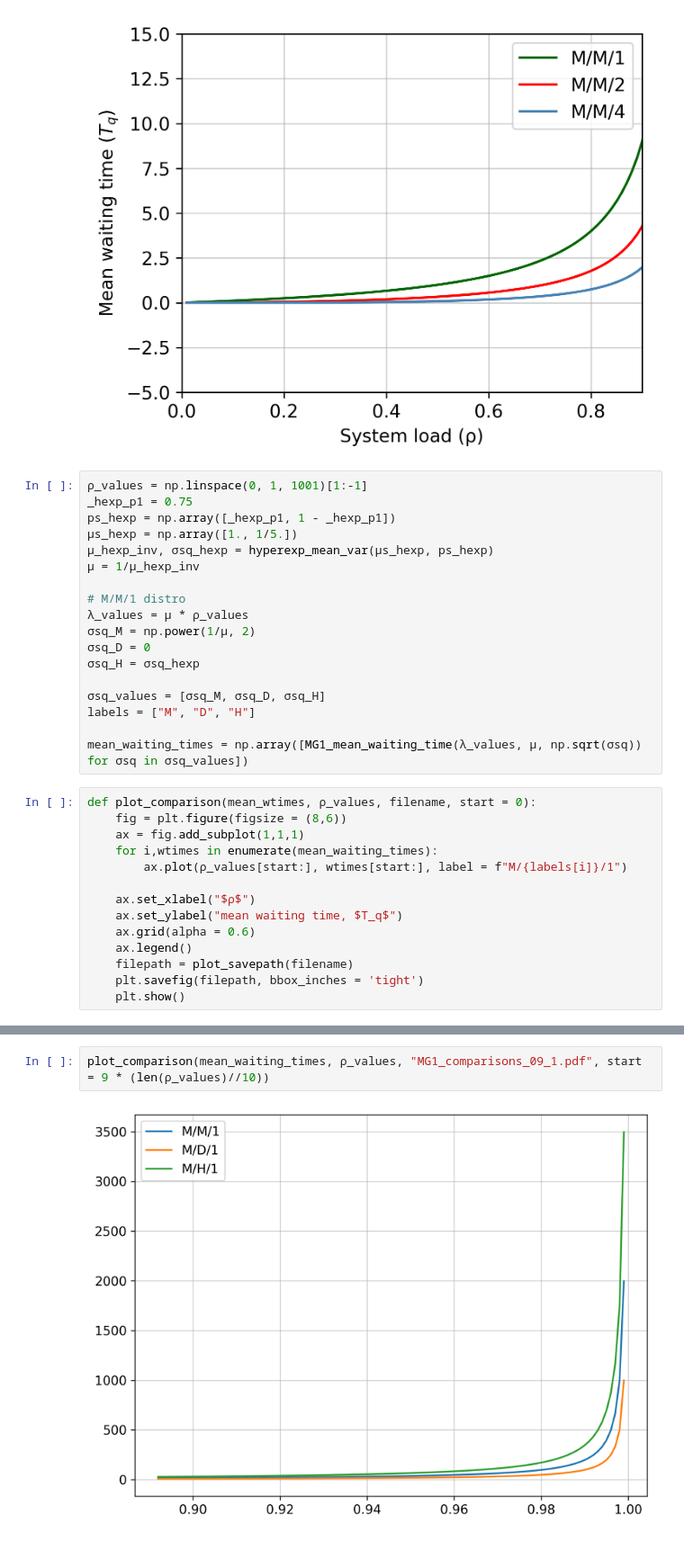
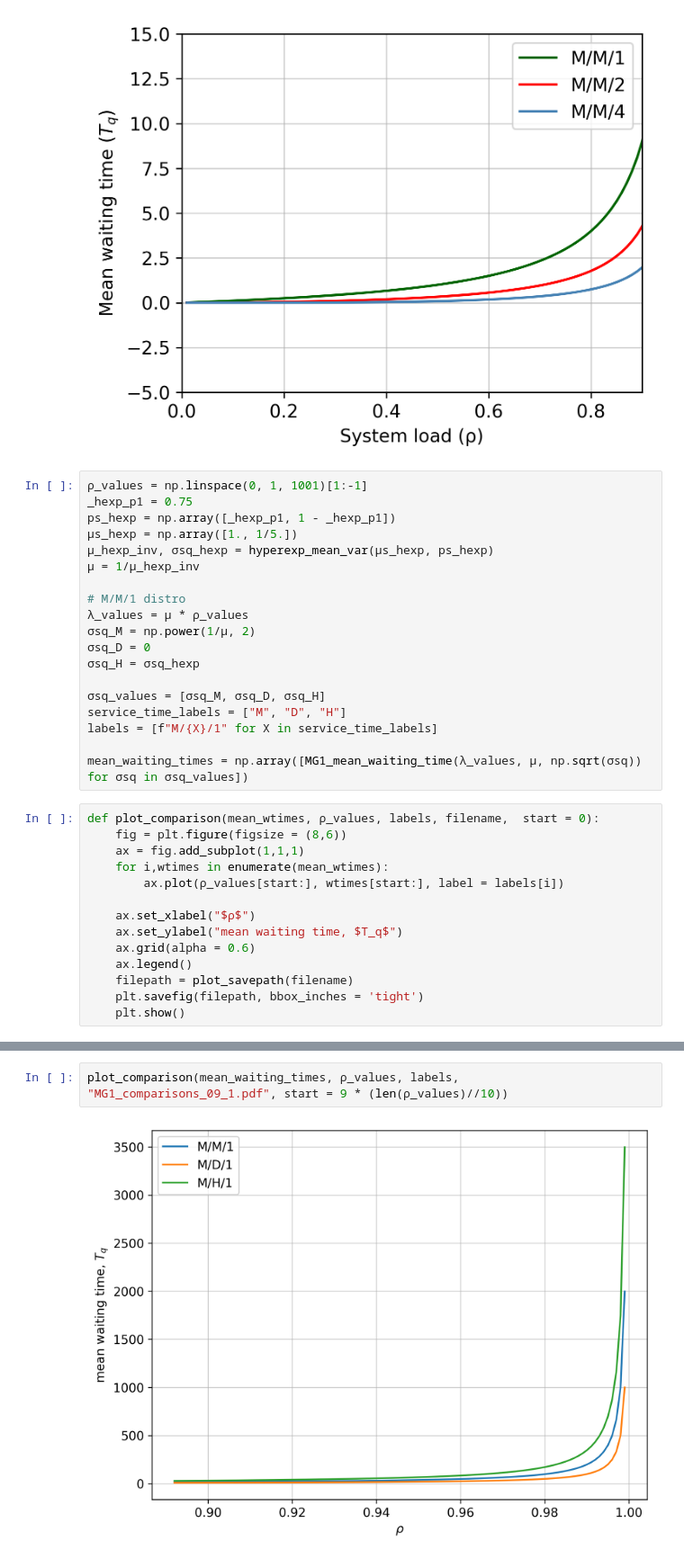
Before and after one commit to loonatick-src/stochastic-sim-2, a Jupyter notebook: analytical_plots.ipynb, the cells around one changed output, grey strips where cells are left out. Shown at 90% size. Drawn from its saved outputs; the diff is of its cells as text.

Commit message:
Last of the analytical plots, most likely

```diff
--- a/analytical_plots.ipynb
+++ b/analytical_plots.ipynb
@@ -71,15 +71,16 @@ ps_hexp = np.array([_hexp_p1, 1 - _hexp_p1])
 σsq_H = σsq_hexp
 
 σsq_values = [σsq_M, σsq_D, σsq_H]
-labels = ["M", "D", "H"]
+service_time_labels = ["M", "D", "H"]
+labels = [f"M/{X}/1" for X in service_time_labels]
 
 mean_waiting_times = np.array([MG1_mean_waiting_time(λ_values, μ, np.sqrt(σsq)) for σsq in σsq_values])
 # %%
-def plot_comparison(mean_wtimes, ρ_values, filename, start = 0):
+def plot_comparison(mean_wtimes, ρ_values, labels, filename,  start = 0):
     fig = plt.figure(figsize = (8,6))
     ax = fig.add_subplot(1,1,1)
-    for i,wtimes in enumerate(mean_waiting_times):
-        ax.plot(ρ_values[start:], wtimes[start:], label = f"M/{labels[i]}/1")
+    for i,wtimes in enumerate(mean_wtimes):
+        ax.plot(ρ_values[start:], wtimes[start:], label = labels[i])
 
     ax.set_xlabel("$ρ$")
     ax.set_ylabel("mean waiting time, $T_q$")
@@ -99,5 +95,5 @@ Expected end of text, found '$'  (at char 0), (line:1, col:1)
 [figure]
 # %%
-plot_comparison(mean_waiting_times, ρ_values, "MG1_comparisons_09_1.pdf", start = 9 * (len(ρ_values)//10))
+plot_comparison(mean_waiting_times, ρ_values, labels, "MG1_comparisons_09_1.pdf", start = 9 * (len(ρ_values)//10))
 # %% [output]
-[figure, old version]
+[figure, new version]
```
Also changed, not shown: parts of 4 cells of this notebook, 4 other files.
